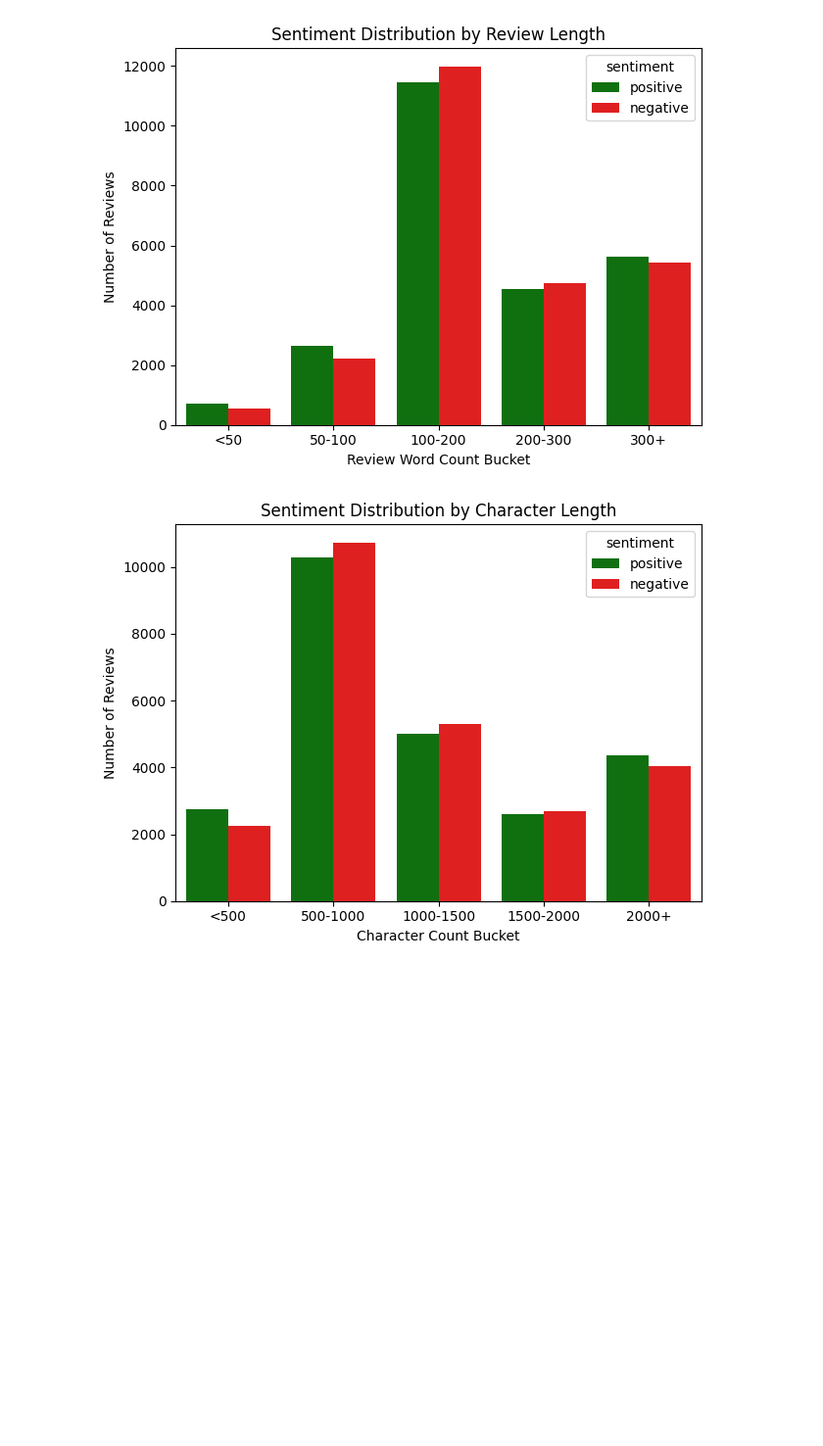
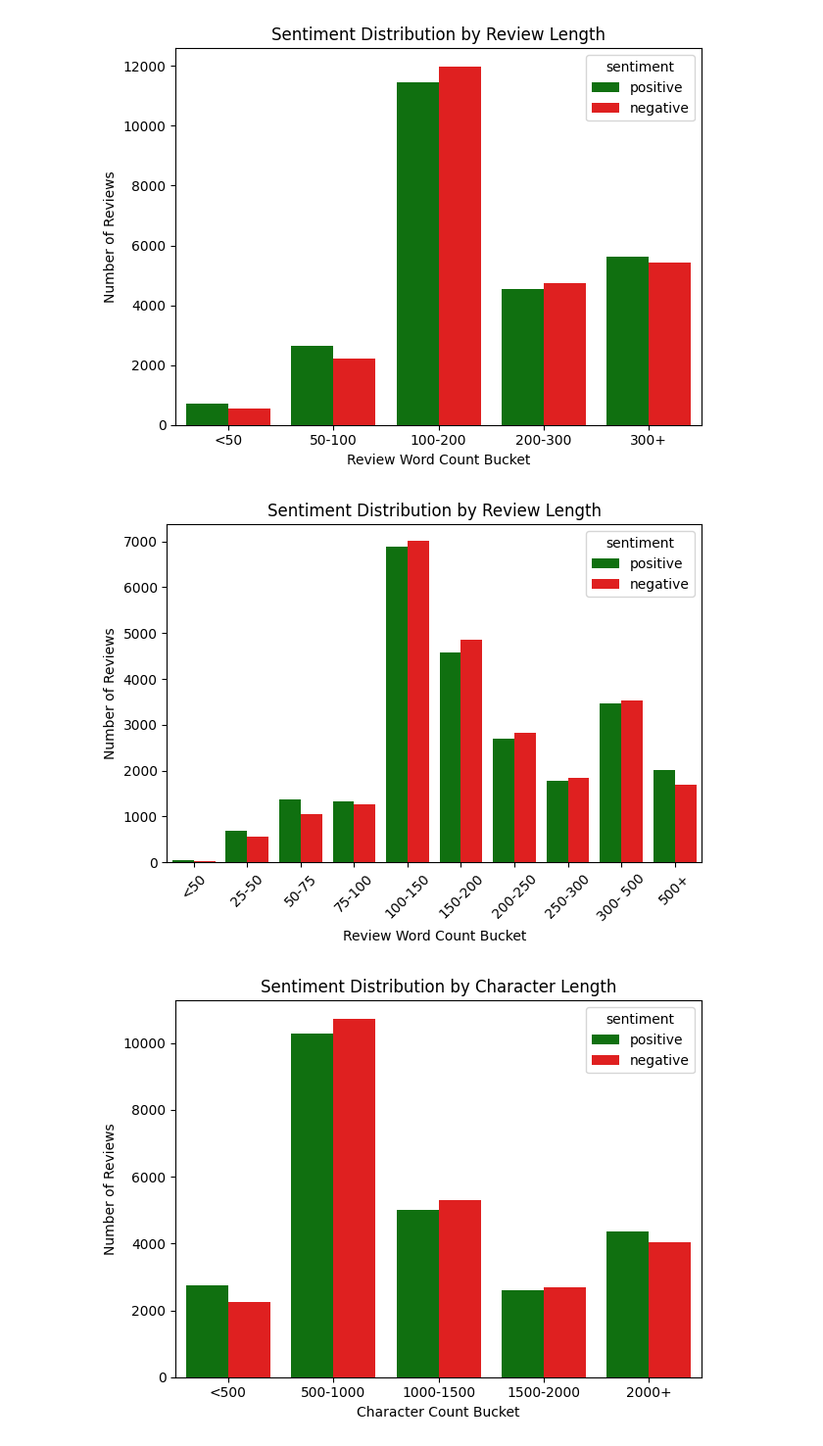
Before and after one commit to LJONeill/NLP, a Jupyter notebook: notebooks/eda_clean_imdb.ipynb, the cells around one changed output. Shown at 98% size. Drawn from its saved outputs; the diff is of its cells as text; code cells hidden in the pictures; blank space fills up the shorter version.

```diff
--- a/notebooks/eda_clean_imdb.ipynb
+++ b/notebooks/eda_clean_imdb.ipynb
@@ -82,6 +82,22 @@ plt.tight_layout()
 plt.show()
 # %% [output]
 [figure]
+# %%
+#different bucket sizes
+
+df['word_count'] = df['review'].str.split().apply(len)
+
+
+df['length_bucket'] = pd.cut(df['word_count'], bins=[0, 25, 50, 75, 100, 150, 200, 250, 300, 500, 1000], labels=['<50', '25-50', '50-75', '75-100', '100-150', '150-200', '200-250', '250-300', '300- 500', '500+'])
+sns.countplot(data=df, x='length_bucket', hue='sentiment', palette={'positive': 'green', 'negative': 'red'})
+plt.title("Sentiment Distribution by Review Length")
+plt.xlabel("Review Word Count Bucket")
+plt.xticks(rotation = 45)
+plt.ylabel("Number of Reviews")
+plt.tight_layout()
+plt.show()
+# %% [output]
+[figure, added]
 # %%
 df['char_count'] = df['review'].apply(len)
 df['char_length_bucket'] = pd.cut(df['char_count'], bins=[0, 500, 1000, 1500, 2000, 10000],
```
Also changed, not shown: parts of 1 cell of this notebook.
